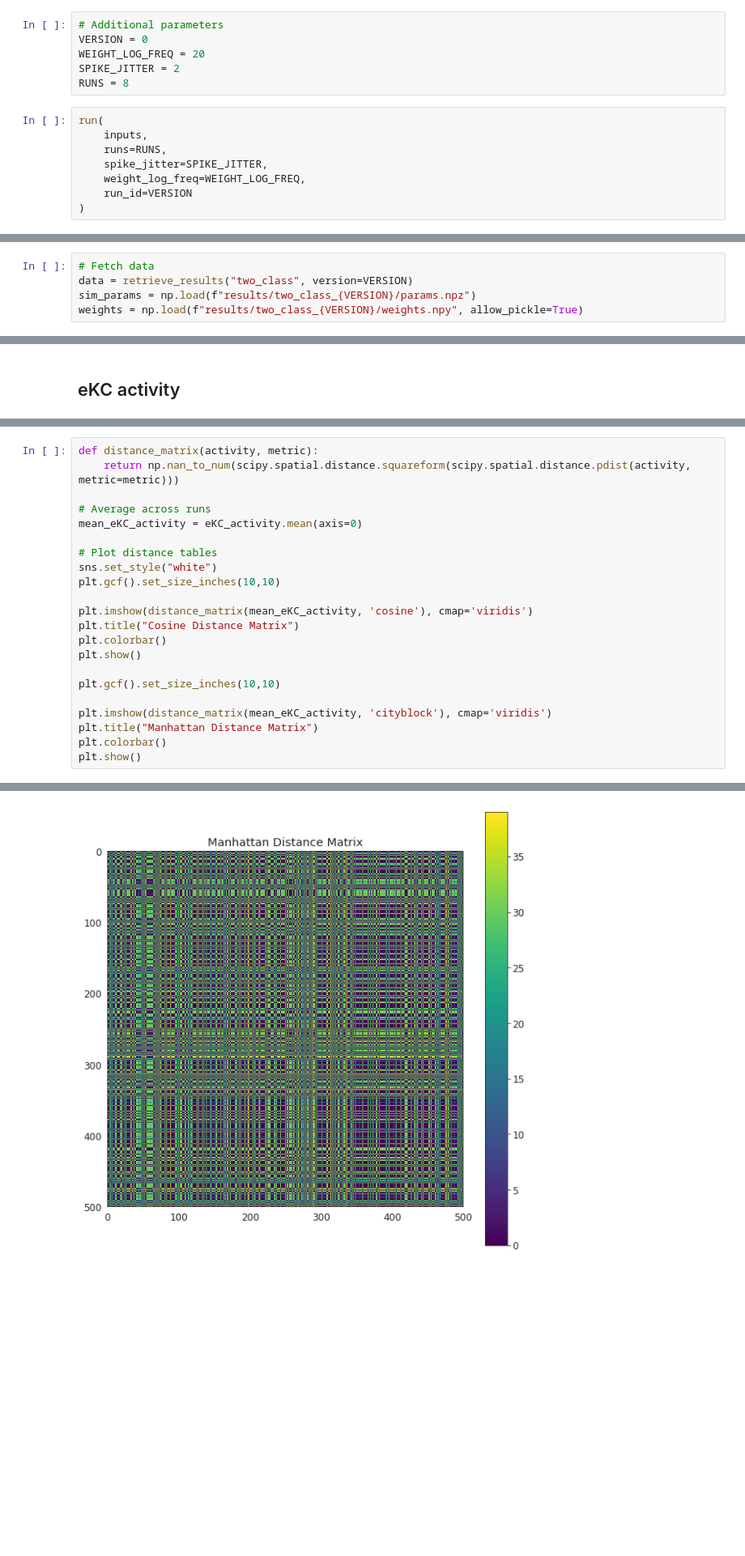
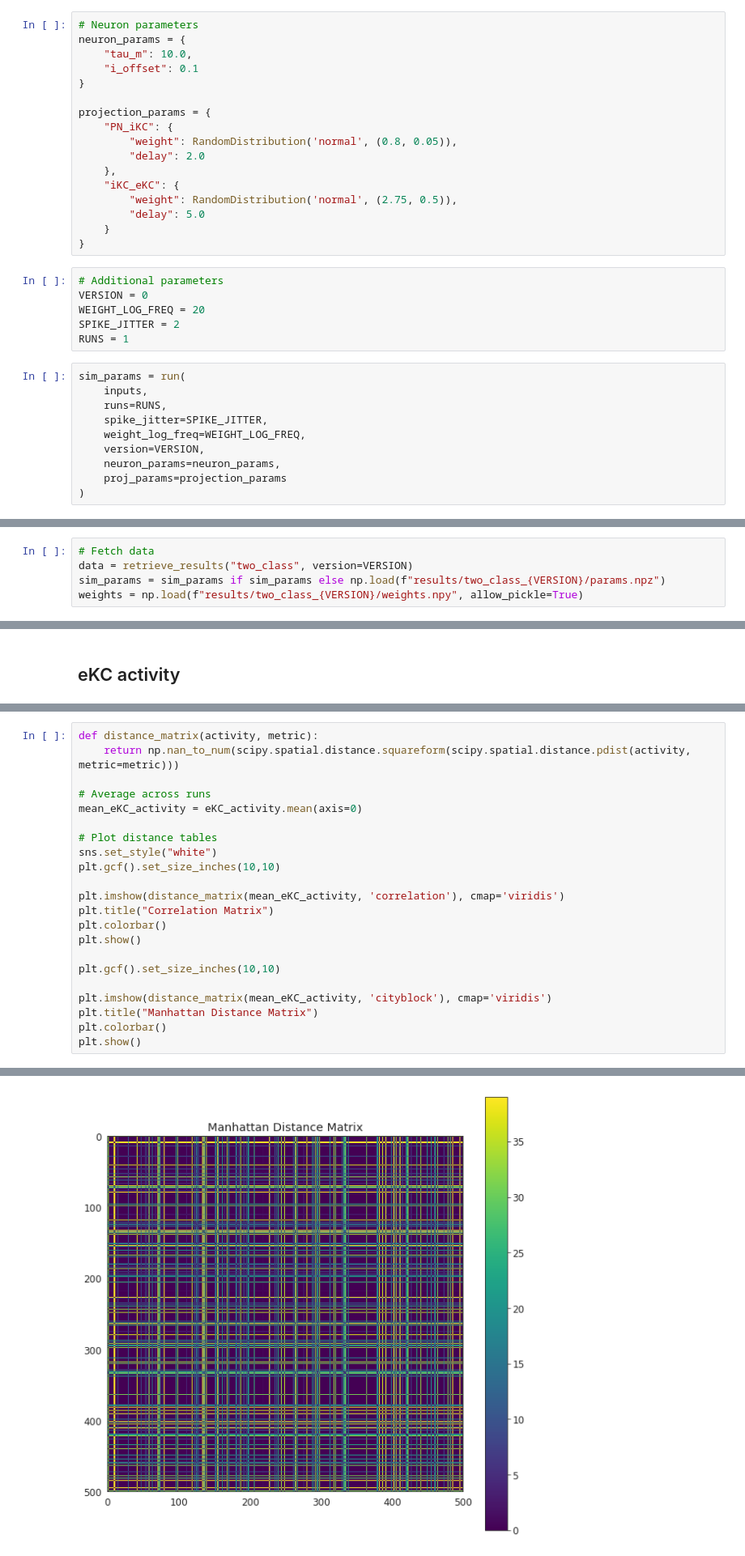
Before and after one commit to bikeboi/jra-project, a Jupyter notebook: experiment_1.ipynb, the cells around one changed output, grey strips where cells are left out. Shown at 81% size. Drawn from its saved outputs; the diff is of its cells as text; blank space fills up the shorter version.

Commit message:
Got good parameters for sparse activity

```diff
--- a/experiment_1.ipynb
+++ b/experiment_1.ipynb
@@ -100,19 +101,38 @@ Image Dimensions: 27 x 27
 Image Vector: 729
 Sparsity Ratio per-class: [0.92160494 0.93374486]
 [figure]
+# %%
+# Neuron parameters
+neuron_params = {
+    "tau_m": 10.0,
+    "i_offset": 0.1
+}
+
+projection_params = {
+    "PN_iKC": {
+        "weight": RandomDistribution('normal', (0.8, 0.05)),
+        "delay": 2.0
+    },
+    "iKC_eKC": {
+        "weight": RandomDistribution('normal', (2.75, 0.5)),
+        "delay": 5.0
+    }
+}
 # %%
 # Additional parameters
 VERSION = 0
 WEIGHT_LOG_FREQ = 20
 SPIKE_JITTER = 2
-RUNS = 8
+RUNS = 1
 # %%
-run(
+sim_params = run(
     inputs,
     runs=RUNS,
     spike_jitter=SPIKE_JITTER,
     weight_log_freq=WEIGHT_LOG_FREQ,
-    run_id=VERSION
+    version=VERSION,
+    neuron_params=neuron_params,
+    proj_params=projection_params
 )
 # %% [output]
 Setting up
@@ -148,7 +151,7 @@ Saving simulation params...
 # %%
 # Fetch data
 data = retrieve_results("two_class", version=VERSION)
-sim_params = np.load(f"results/two_class_{VERSION}/params.npz")
+sim_params = sim_params if sim_params else np.load(f"results/two_class_{VERSION}/params.npz")
 weights = np.load(f"results/two_class_{VERSION}/weights.npy", allow_pickle=True)
 # %%
 # Plot spikes
@@ -211,8 +215,8 @@ mean_eKC_activity = eKC_activity.mean(axis=0)
 sns.set_style("white")
 plt.gcf().set_size_inches(10,10)
 
-plt.imshow(distance_matrix(mean_eKC_activity, 'cosine'), cmap='viridis')
-plt.title("Cosine Distance Matrix")
+plt.imshow(distance_matrix(mean_eKC_activity, 'correlation'), cmap='viridis')
+plt.title("Correlation Matrix")
 plt.colorbar()
 plt.show()
 
@@ -227,4 +231,4 @@ plt.show()
-[figure, old version]
+[figure, new version]
 # %% [markdown]
 ## Weights Analysis
 # %%
```
Also changed, not shown: parts of 7 cells of this notebook, 3 other files.
